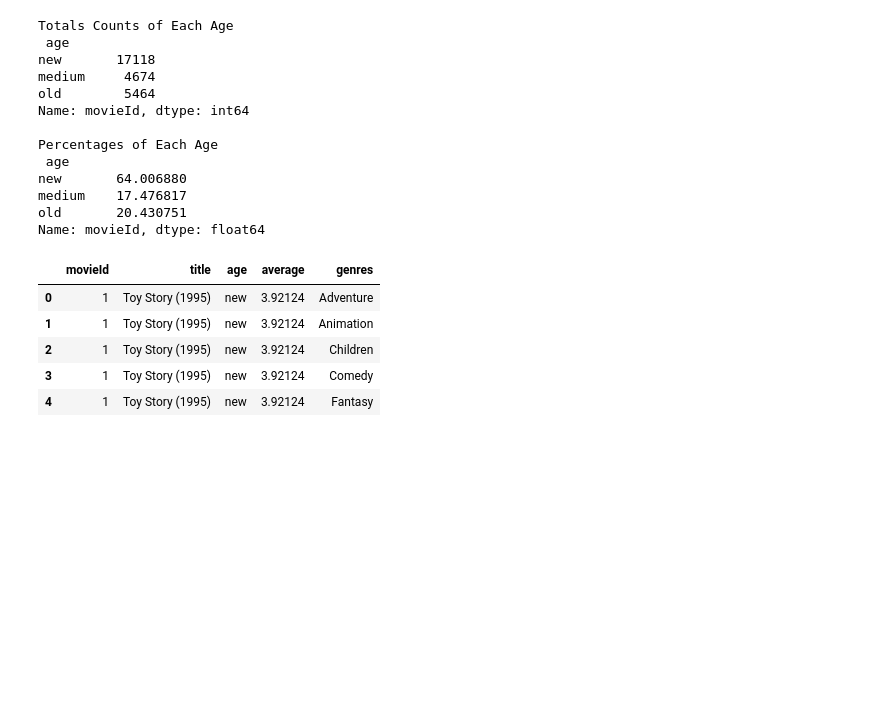
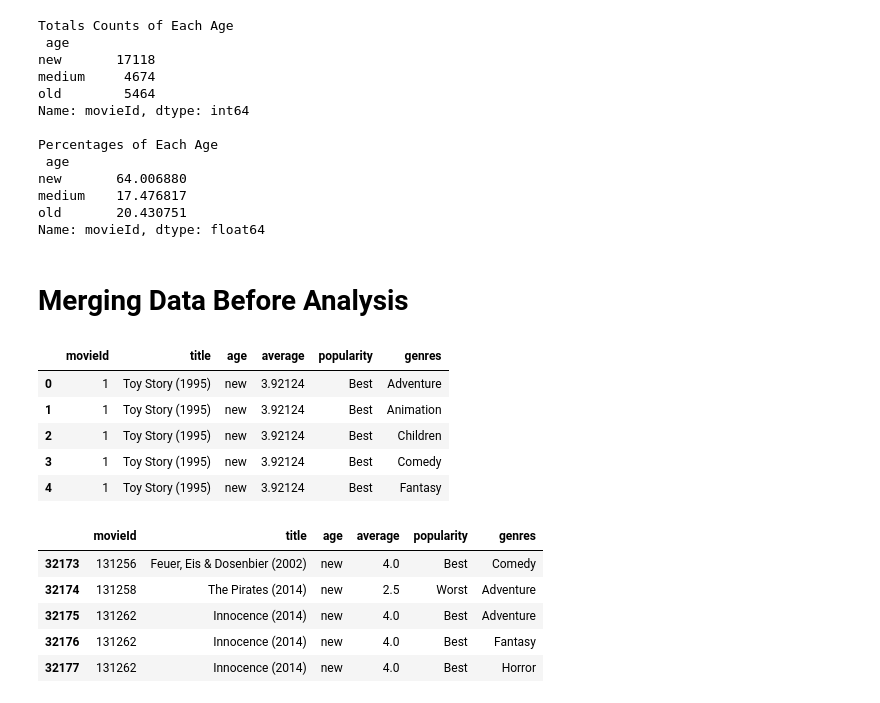
Before and after one commit to michaelegregious/Movie_Ratings, a Jupyter notebook: movie_ratings_by_age.ipynb, the cells around one changed output. Drawn from its saved outputs; the diff is of its cells as text; code cells hidden in the pictures; blank space fills up the shorter version.

```diff
--- a/movie_ratings_by_age.ipynb
+++ b/movie_ratings_by_age.ipynb
@@ -203,9 +205,10 @@ average_ratings.tail()
 | 14398624 | 73196 | 0.5 |
 # %%
-# Apply 'Best', 'Worst', 'OK' to 'popularity' as quintiles
+# Apply 'Best', 'Worst', 'OK' to 'popularity' as quintiles using qcut
 
-average_ratings['popularity'] = pd.cut(average_ratings['average'], 5, labels=['Worst', 'lower', 'OK', 'upper', 'Best'])
+average_ratings['popularity'] = pd.qcut(average_ratings['average'], 5, labels=['Worst', 'lower', 'OK', 'upper', 'Best'])
 
+average_ratings.shape
 average_ratings.head()
 average_ratings.tail()
 # %% [output]
@@ -271,0 +230,9 @@ Worst 20 percent (Median: 3.6 )
+# %%
+# Drop 'upper' and 'lower' popularity scores. Keep only 'Best', 'Worst' and 'OK'
+
+popularity_trio = average_ratings.loc[average_ratings['popularity'].isin(['Best', 'Worst', 'OK'])]
+
+print('Before', average_ratings.shape)
+print('After', popularity_trio.shape)
+popularity_trio.head()
+popularity_trio.tail()
@@ -335,21 +317,30 @@ new       64.006880
 medium    17.476817
 old       20.430751
 Name: movieId, dtype: float64
+# %% [markdown]
+# Merging Data Before Analysis
 # %%
 # Prepare to merge data by dropping title from movie_genres
 
 genres = movie_genres.drop(['title'], axis=1)
 
 # Inner join movies, ratings and genres on 'movieId'
 
-movie_ratings = pd.merge(movies, average_ratings, on='movieId')
+movie_ratings = pd.merge(movies, popularity_trio, on='movieId')
 movie_genre_ratings = pd.merge(movie_ratings, genres, on='movieId')
 
 movie_genre_ratings.head()
+movie_genre_ratings.tail()
 # %% [output]
-|  | movieId | title | age | average | genres |
-| 0 | 1 | Toy Story (1995) | new | 3.92124 | Adventure |
-| 1 | 1 | Toy Story (1995) | new | 3.92124 | Animation |
-| 2 | 1 | Toy Story (1995) | new | 3.92124 | Children |
-| 3 | 1 | Toy Story (1995) | new | 3.92124 | Comedy |
-| 4 | 1 | Toy Story (1995) | new | 3.92124 | Fantasy |
+|  | movieId | title | age | average | popularity | genres |
+| 0 | 1 | Toy Story (1995) | new | 3.92124 | Best | Adventure |
+| 1 | 1 | Toy Story (1995) | new | 3.92124 | Best | Animation |
+| 2 | 1 | Toy Story (1995) | new | 3.92124 | Best | Children |
+| 3 | 1 | Toy Story (1995) | new | 3.92124 | Best | Comedy |
+| 4 | 1 | Toy Story (1995) | new | 3.92124 | Best | Fantasy |
+|  | movieId | title | age | average | popularity | genres |
+| 32173 | 131256 | Feuer, Eis & Dosenbier (2002) | new | 4.0 | Best | Comedy |
+| 32174 | 131258 | The Pirates (2014) | new | 2.5 | Worst | Adventure |
+| 32175 | 131262 | Innocence (2014) | new | 4.0 | Best | Adventure |
+| 32176 | 131262 | Innocence (2014) | new | 4.0 | Best | Fantasy |
+| 32177 | 131262 | Innocence (2014) | new | 4.0 | Best | Horror |
```
Also changed, not shown: parts of 11 cells of this notebook.
